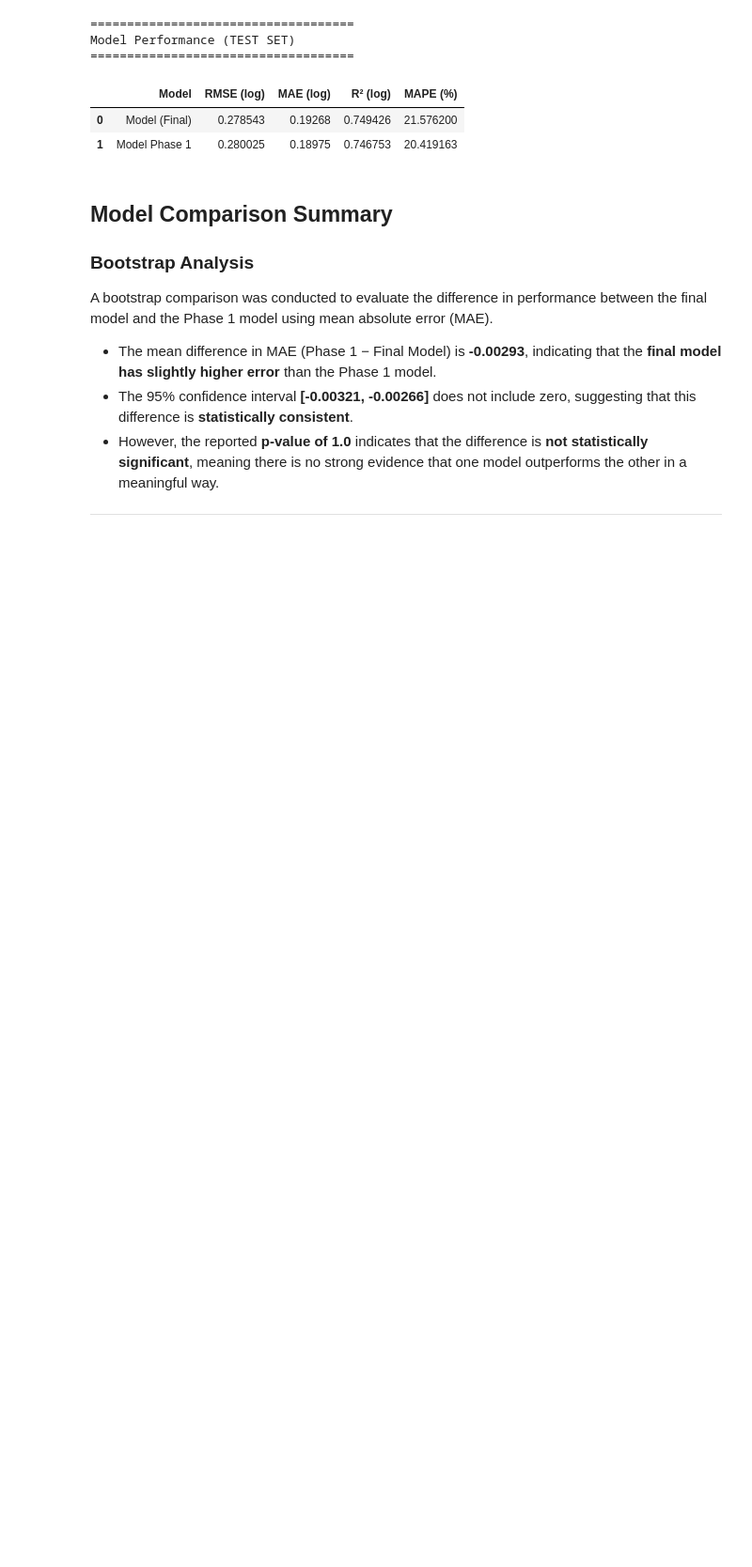
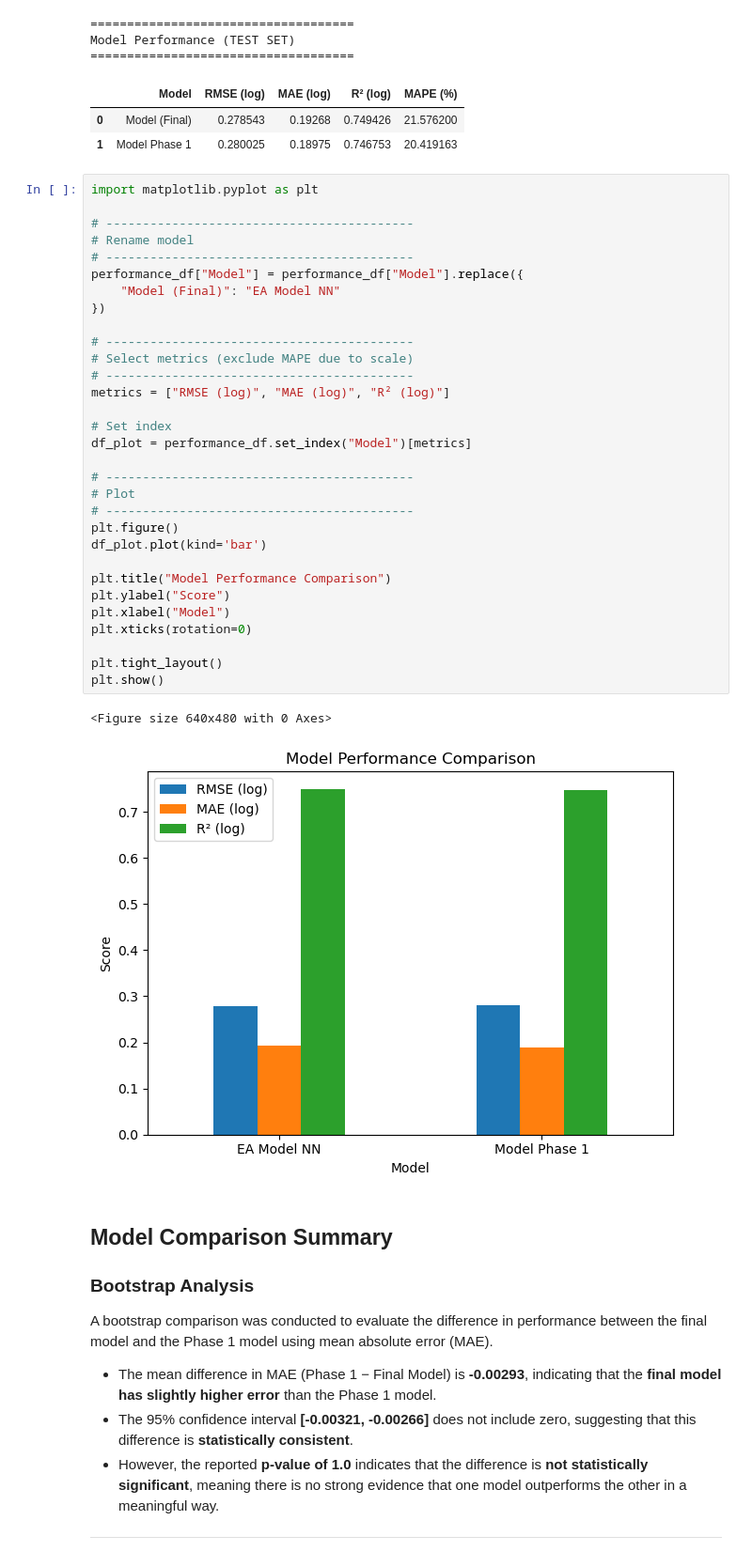
Before and after one commit to erasmorivas3540/csusb_spring26_cse5140_team2, a Jupyter notebook: EA_optimization.ipynb, the cells around one changed output. Shown at 94% size. Saved outputs shown, nothing was run; the diff lists cells and outputs as text; blank space fills up the shorter version.

Commit message:
Minor fixes plus new chart and visual

```diff
--- a/EA_optimization.ipynb
+++ b/EA_optimization.ipynb
@@ -1613,6 +1689,40 @@ Model Performance (TEST SET)
 |  | Model | RMSE (log) | MAE (log) | R² (log) | MAPE (%) |
 | 0 | Model (Final) | 0.278543 | 0.19268 | 0.749426 | 21.576200 |
 | 1 | Model Phase 1 | 0.280025 | 0.18975 | 0.746753 | 20.419163 |
+# %%
+import matplotlib.pyplot as plt
+
+# ------------------------------------------
+# Rename model
+# ------------------------------------------
+performance_df["Model"] = performance_df["Model"].replace({
+    "Model (Final)": "EA Model NN"
+})
+
+# ------------------------------------------
+# Select metrics (exclude MAPE due to scale)
+# ------------------------------------------
+metrics = ["RMSE (log)", "MAE (log)", "R² (log)"]
+
+# Set index
+df_plot = performance_df.set_index("Model")[metrics]
+
+# ------------------------------------------
+# Plot
+# ------------------------------------------
+plt.figure()
+df_plot.plot(kind='bar')
+
+plt.title("Model Performance Comparison")
+plt.ylabel("Score")
+plt.xlabel("Model")
+plt.xticks(rotation=0)
+
+plt.tight_layout()
+plt.show()
+# %% [output]
+<Figure size 640x480 with 0 Axes>
+[figure, added]
 # %% [markdown]
 ## Model Comparison Summary
 
```
Also changed, not shown: parts of 5 cells of this notebook.
